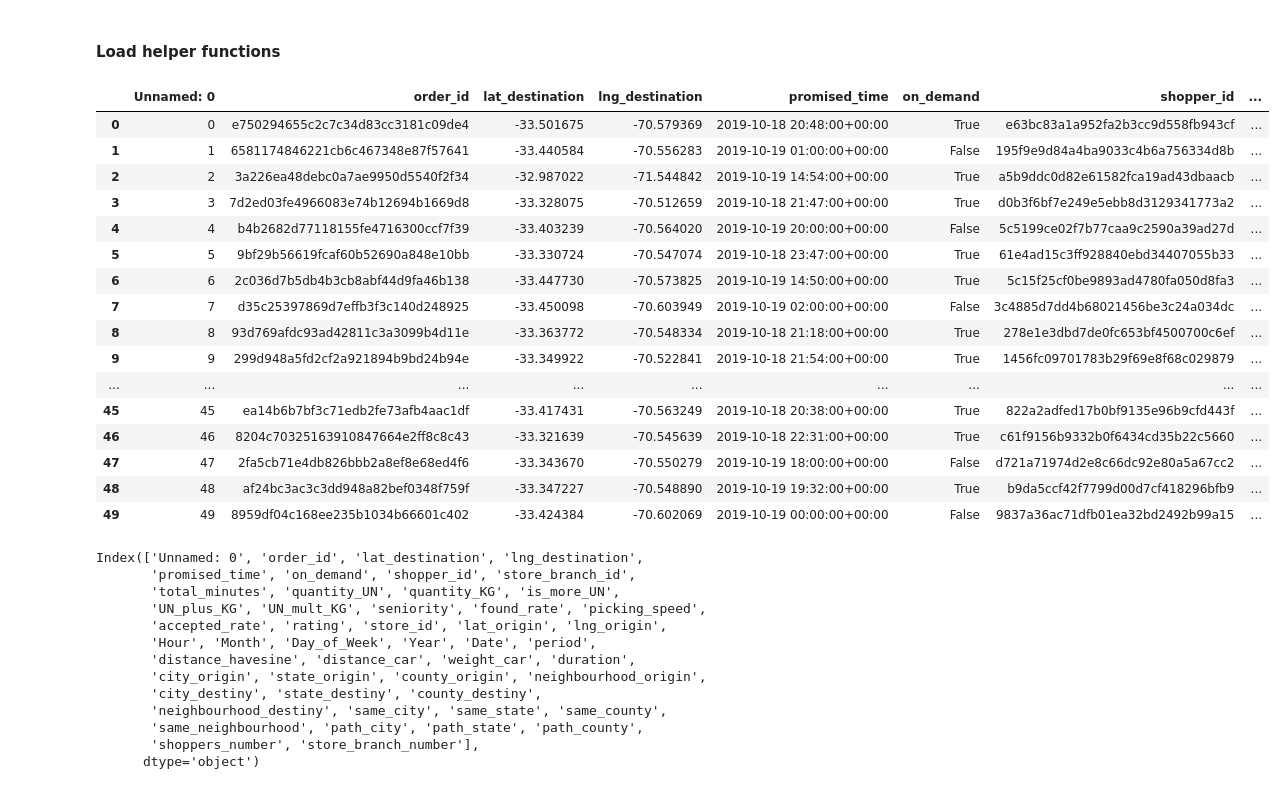
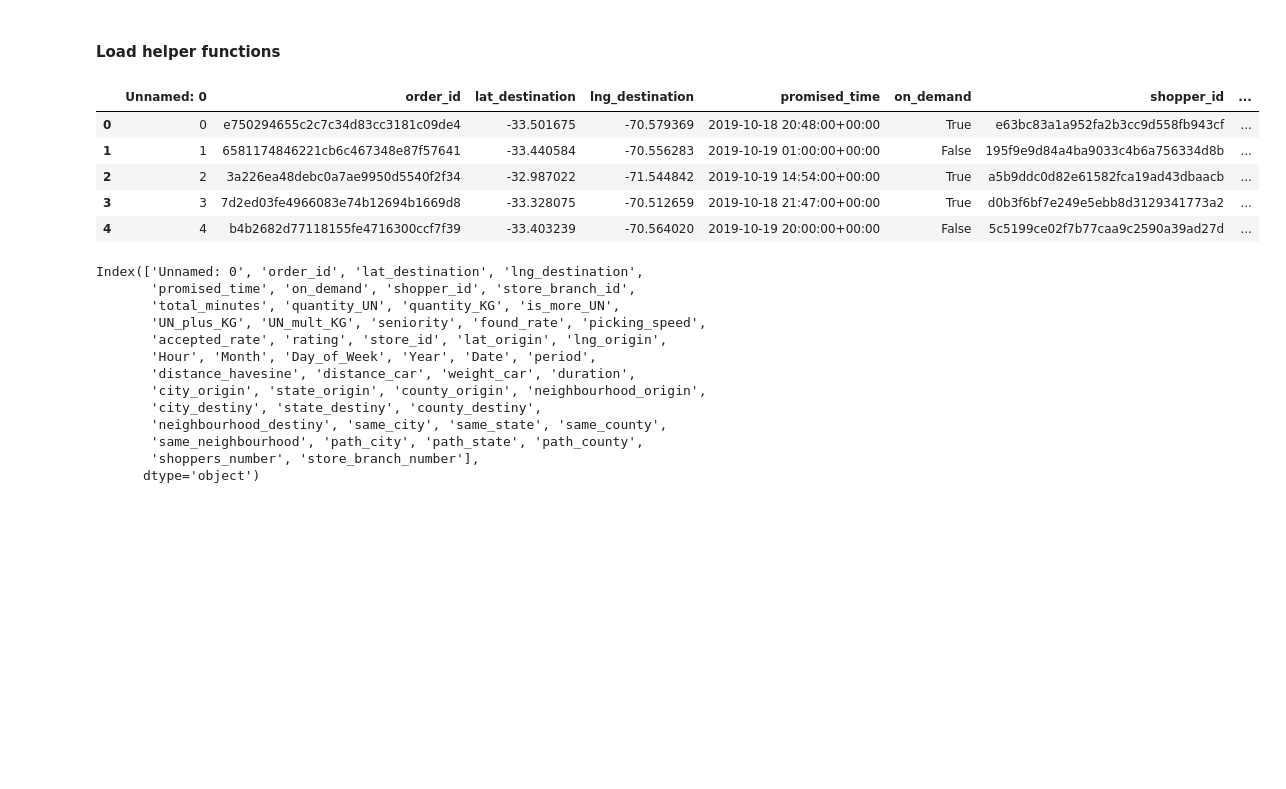
Before and after one commit to sanchobuendia/test_cornershop, a Jupyter notebook: model.ipynb, the cells around one changed output. Drawn from its saved outputs; the diff is of its cells as text; code cells hidden in the pictures; blank space fills up the shorter version.

```diff
--- a/model.ipynb
+++ b/model.ipynb
@@ -40,25 +40,14 @@ path0 = os.getcwd()
 # %%
 full = pd.read_csv(os.path.join(path0, "Full.csv"))
 # %%
-full.head(50)
+full.head(5)
 # %% [output]
 |  | Unnamed: 0 | order_id | lat_destination | lng_destination | promised_time | on_demand | shopper_id | ... |
 | 0 | 0 | e750294655c2c7c34d83cc3181c09de4 | -33.501675 | -70.579369 | 2019-10-18 20:48:00+00:00 | True | e63bc83a1a952fa2b3cc9d558fb943cf | ... |
 | 1 | 1 | 6581174846221cb6c467348e87f57641 | -33.440584 | -70.556283 | 2019-10-19 01:00:00+00:00 | False | 195f9e9d84a4ba9033c4b6a756334d8b | ... |
 | 2 | 2 | 3a226ea48debc0a7ae9950d5540f2f34 | -32.987022 | -71.544842 | 2019-10-19 14:54:00+00:00 | True | a5b9ddc0d82e61582fca19ad43dbaacb | ... |
 | 3 | 3 | 7d2ed03fe4966083e74b12694b1669d8 | -33.328075 | -70.512659 | 2019-10-18 21:47:00+00:00 | True | d0b3f6bf7e249e5ebb8d3129341773a2 | ... |
 | 4 | 4 | b4b2682d77118155fe4716300ccf7f39 | -33.403239 | -70.564020 | 2019-10-19 20:00:00+00:00 | False | 5c5199ce02f7b77caa9c2590a39ad27d | ... |
-| 5 | 5 | 9bf29b56619fcaf60b52690a848e10bb | -33.330724 | -70.547074 | 2019-10-18 23:47:00+00:00 | True | 61e4ad15c3ff928840ebd34407055b33 | ... |
-| 6 | 6 | 2c036d7b5db4b3cb8abf44d9fa46b138 | -33.447730 | -70.573825 | 2019-10-19 14:50:00+00:00 | True | 5c15f25cf0be9893ad4780fa050d8fa3 | ... |
-| 7 | 7 | d35c25397869d7effb3f3c140d248925 | -33.450098 | -70.603949 | 2019-10-19 02:00:00+00:00 | False | 3c4885d7dd4b68021456be3c24a034dc | ... |
-| 8 | 8 | 93d769afdc93ad42811c3a3099b4d11e | -33.363772 | -70.548334 | 2019-10-18 21:18:00+00:00 | True | 278e1e3dbd7de0fc653bf4500700c6ef | ... |
-| 9 | 9 | 299d948a5fd2cf2a921894b9bd24b94e | -33.349922 | -70.522841 | 2019-10-18 21:54:00+00:00 | True | 1456fc09701783b29f69e8f68c029879 | ... |
-| ... | ... | ... | ... | ... | ... | ... | ... | ... |
-| 45 | 45 | ea14b6b7bf3c71edb2fe73afb4aac1df | -33.417431 | -70.563249 | 2019-10-18 20:38:00+00:00 | True | 822a2adfed17b0bf9135e96b9cfd443f | ... |
-| 46 | 46 | 8204c70325163910847664e2ff8c8c43 | -33.321639 | -70.545639 | 2019-10-18 22:31:00+00:00 | True | c61f9156b9332b0f6434cd35b22c5660 | ... |
-| 47 | 47 | 2fa5cb71e4db826bbb2a8ef8e68ed4f6 | -33.343670 | -70.550279 | 2019-10-19 18:00:00+00:00 | False | d721a71974d2e8c66dc92e80a5a67cc2 | ... |
-| 48 | 48 | af24bc3ac3c3dd948a82bef0348f759f | -33.347227 | -70.548890 | 2019-10-19 19:32:00+00:00 | True | b9da5ccf42f7799d00d7cf418296bfb9 | ... |
-| 49 | 49 | 8959df04c168ee235b1034b66601c402 | -33.424384 | -70.602069 | 2019-10-19 00:00:00+00:00 | False | 9837a36ac71dfb01ea32bd2492b99a15 | ... |
 # %%
 full.columns
 # %% [output]
```
Also changed, not shown: parts of 15 cells of this notebook, 1 other file.
